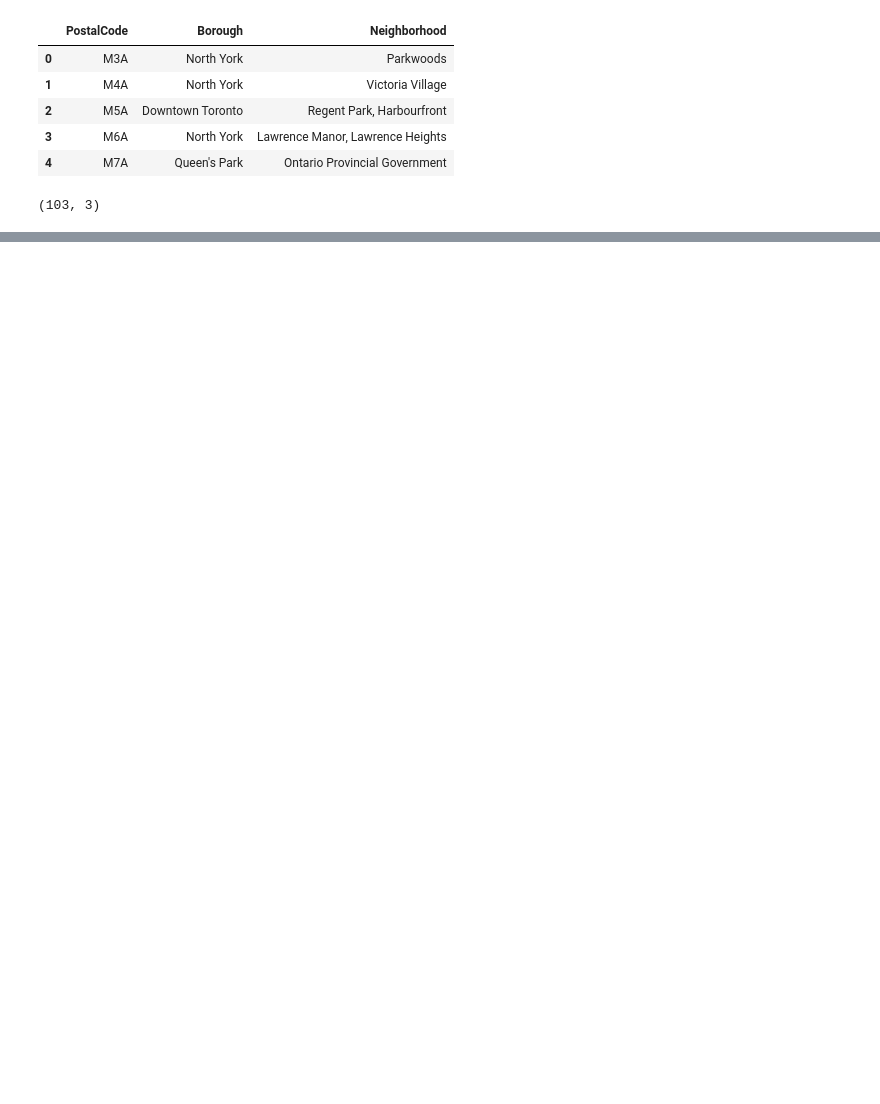
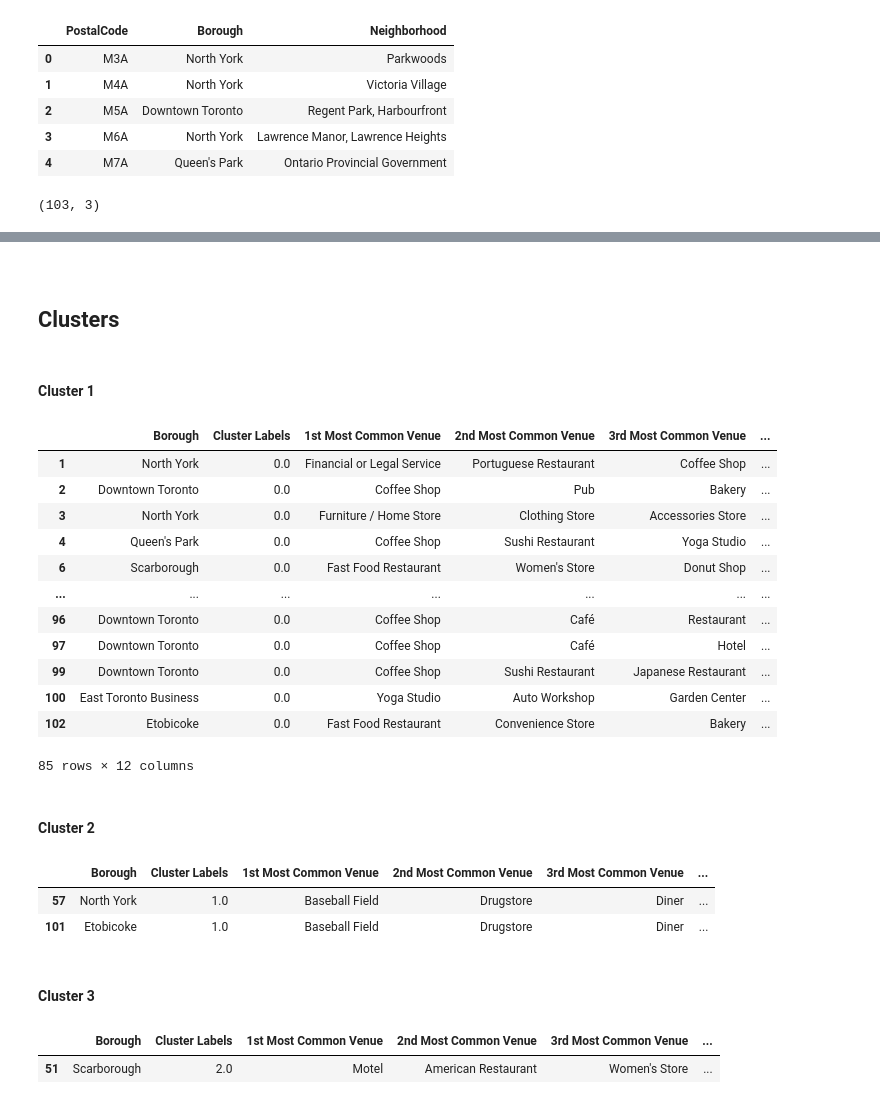
Before and after one commit to ravilakhlan/Coursera_Capstone, a Jupyter notebook: Capstone project.ipynb, the cells around one changed output, grey strips where cells are left out. Cells and saved outputs as stored; diff of their text form; code cells hidden in the pictures; blank space fills up the shorter version.

```diff
--- a/Capstone project.ipynb
+++ b/Capstone project.ipynb
@@ -109,0 +329,6 @@ data.shape
+# %%
+def return_most_common_venues(row, num_top_venues):
+    row_categories = row.iloc[1:]
+    row_categories_sorted = row_categories.sort_values(ascending=False)
+
+    return row_categories_sorted.index.values[0:num_top_venues]
@@ -109,0 +404,2 @@ data.shape
+# %%
+toronto_merged_1 = toronto_merged[~toronto_merged['Cluster Labels'].isna()]
@@ -109,0 +435,37 @@ data.shape
+# %% [markdown]
+<a id='item5'></a>
+# %% [markdown]
+## Clusters
+# %% [markdown]
+#### Cluster 1
+# %%
+toronto_merged_1.loc[toronto_merged_1['Cluster Labels'] == 0, toronto_merged_1.columns[[1] + list(range(5, toronto_merged_1.shape[1]))]]
+# %% [output]
+|  | Borough | Cluster Labels | 1st Most Common Venue | 2nd Most Common Venue | 3rd Most Common Venue | ... |
+| 1 | North York | 0.0 | Financial or Legal Service | Portuguese Restaurant | Coffee Shop | ... |
+| 2 | Downtown Toronto | 0.0 | Coffee Shop | Pub | Bakery | ... |
+| 3 | North York | 0.0 | Furniture / Home Store | Clothing Store | Accessories Store | ... |
+| 4 | Queen's Park | 0.0 | Coffee Shop | Sushi Restaurant | Yoga Studio | ... |
+| 6 | Scarborough | 0.0 | Fast Food Restaurant | Women's Store | Donut Shop | ... |
+| ... | ... | ... | ... | ... | ... | ... |
+| 96 | Downtown Toronto | 0.0 | Coffee Shop | Café | Restaurant | ... |
+| 97 | Downtown Toronto | 0.0 | Coffee Shop | Café | Hotel | ... |
+| 99 | Downtown Toronto | 0.0 | Coffee Shop | Sushi Restaurant | Japanese Restaurant | ... |
+| 100 | East Toronto Business | 0.0 | Yoga Studio | Auto Workshop | Garden Center | ... |
+| 102 | Etobicoke | 0.0 | Fast Food Restaurant | Convenience Store | Bakery | ... |
+85 rows × 12 columns
+# %% [markdown]
+#### Cluster 2
+# %%
+toronto_merged_1.loc[toronto_merged_1['Cluster Labels'] == 1, toronto_merged_1.columns[[1] + list(range(5, toronto_merged_1.shape[1]))]]
+# %% [output]
+|  | Borough | Cluster Labels | 1st Most Common Venue | 2nd Most Common Venue | 3rd Most Common Venue | ... |
+| 57 | North York | 1.0 | Baseball Field | Drugstore | Diner | ... |
+| 101 | Etobicoke | 1.0 | Baseball Field | Drugstore | Diner | ... |
+# %% [markdown]
+#### Cluster 3
+# %%
+toronto_merged_1.loc[toronto_merged_1['Cluster Labels'] == 2, toronto_merged_1.columns[[1] + list(range(5, toronto_merged_1.shape[1]))]]
+# %% [output]
+|  | Borough | Cluster Labels | 1st Most Common Venue | 2nd Most Common Venue | 3rd Most Common Venue | ... |
+| 51 | Scarborough | 2.0 | Motel | American Restaurant | Women's Store | ... |
```
Also changed, not shown: parts of 41 cells of this notebook.
